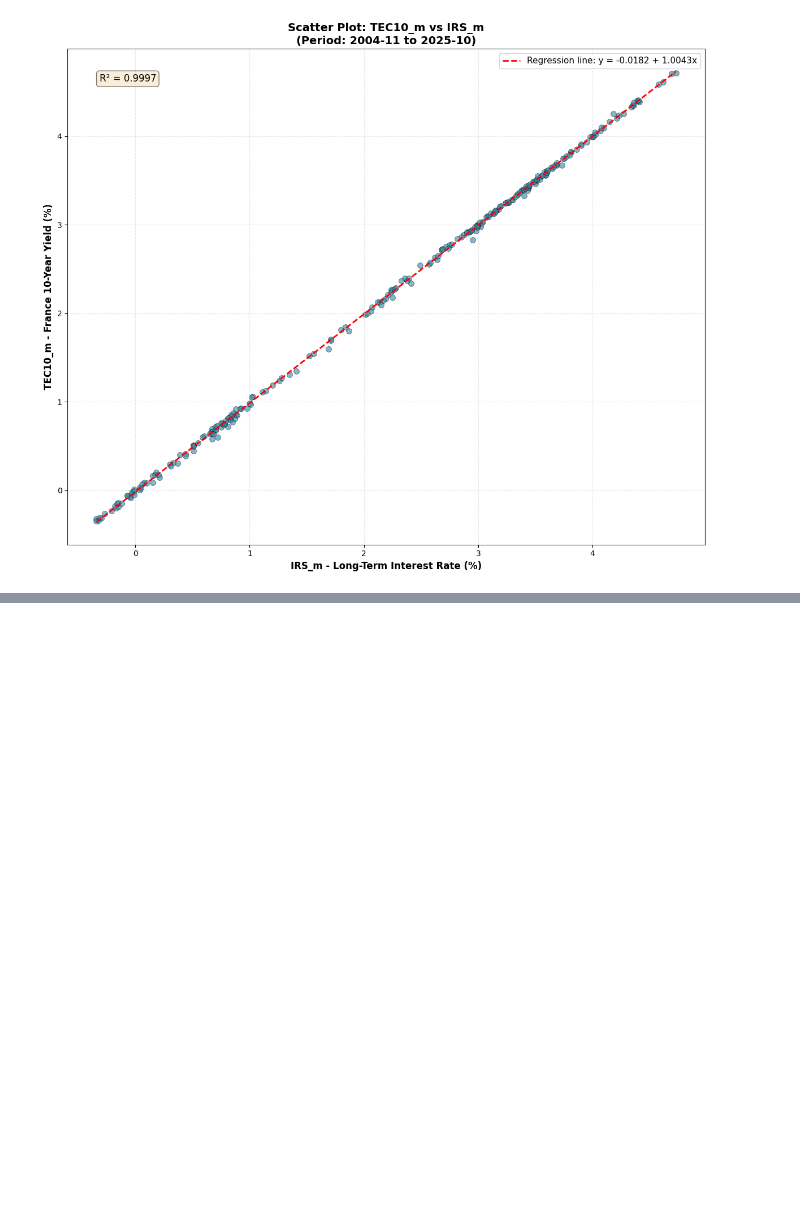
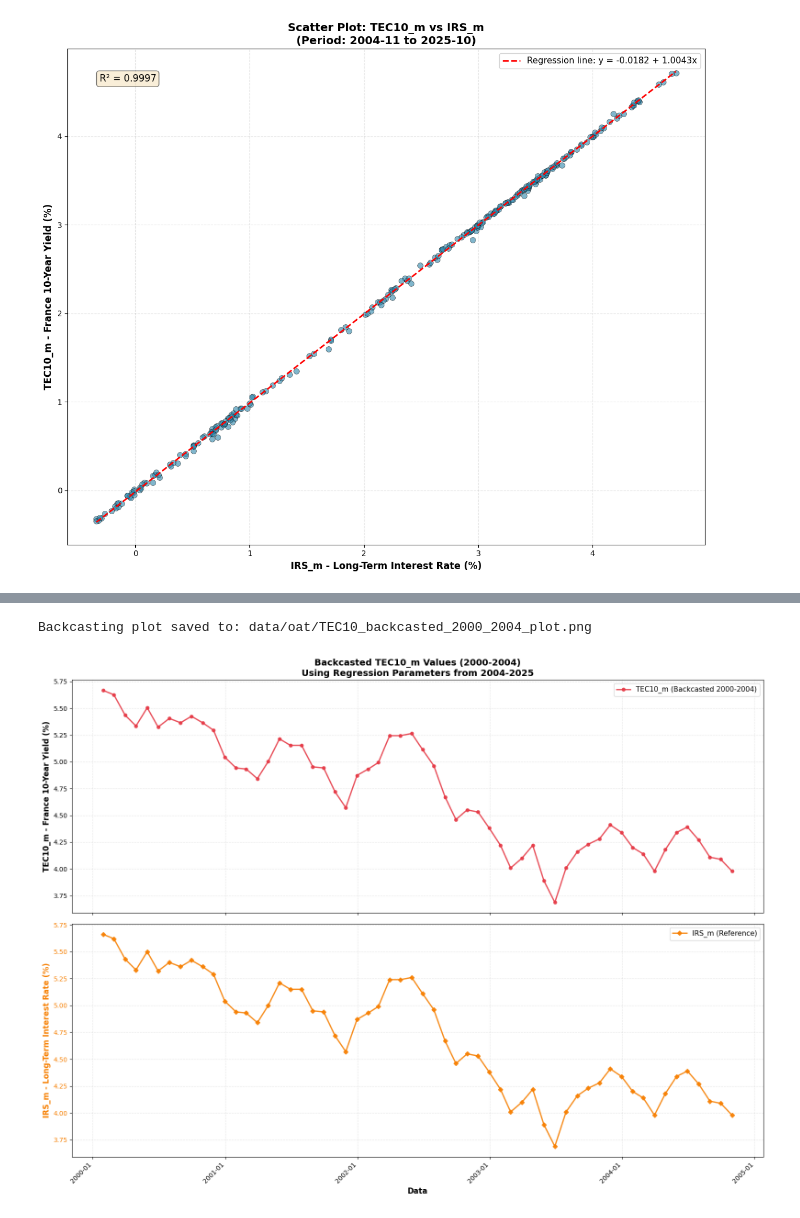
Before and after one commit to amedeos/fire-eu-analysis, a Jupyter notebook: src/07_oat_ecb.ipynb, the cells around one changed output, grey strips where cells are left out. Saved outputs shown, nothing was run; the diff lists cells and outputs as text; code cells hidden in the pictures; blank space fills up the shorter version.

Commit message:
add backcasting for 2000-2004

```diff
--- a/src/07_oat_ecb.ipynb
+++ b/src/07_oat_ecb.ipynb
@@ -367,0 +421,14 @@ Scatter plot saved to: data/oat/TEC10_vs_IRS_scatter.png
+# %%
+# Calculate backcasted TEC10_m values using the regression equation
+df_backcast = df_ecb_backcast[['date', 'IRS_m']].copy()
+df_backcast['TEC10_m_backcasted'] = alpha + beta * df_backcast['IRS_m']
+
+print(f"Backcasted TEC10_m values:")
+print(f"  Date range: {df_backcast['date'].min()} to {df_backcast['date'].max()}")
+print(f"  Number of observations: {len(df_backcast)}")
+print(f"\nFirst few rows:")
+print(df_backcast.head(10))
+print(f"\nLast few rows:")
+print(df_backcast.tail(10))
+print(f"\nSummary statistics:")
+print(df_backcast[['IRS_m', 'TEC10_m_backcasted']].describe())
@@ -367,0 +469,53 @@ Scatter plot saved to: data/oat/TEC10_vs_IRS_scatter.png
+# %%
+# Create a plot showing the backcasted values using subplots
+fig, (ax1, ax2) = plt.subplots(2, 1, figsize=(16, 12), sharex=True)
+
+# Top subplot: TEC10_m (backcasted and actual)
+ax1.plot(df_backcast['date'], df_backcast['TEC10_m_backcasted'],
+         linewidth=2, color='#E63946', alpha=0.9, marker='o', markersize=5,
+         label='TEC10_m (Backcasted 2000-2004)')
+
+# Plot actual values for comparison (if available in the period)
+if 'df_oat' in locals():
+    df_oat_plot = df_oat[(df_oat['date'] >= backcast_start) & (df_oat['date'] <= backcast_end)].copy()
+    if len(df_oat_plot) > 0:
+        ax1.plot(df_oat_plot['date'], df_oat_plot['TEC10_m'],
+                linewidth=2, color='#2E86AB', alpha=0.9, marker='s', markersize=5,
+                label='TEC10_m (Actual, if available)')
+
+ax1.set_ylabel('TEC10_m - France 10-Year Yield (%)', fontsize=12, fontweight='bold')
+ax1.set_title('Backcasted TEC10_m Values (2000-2004)\nUsing Regression Parameters from 2004-2025',
+              fontsize=14, fontweight='bold')
+ax1.grid(True, alpha=0.3, linestyle='--')
+ax1.legend(loc='best', fontsize=11)
+
+# Format x-axis dates for top plot
+ax1.xaxis.set_major_formatter(mdates.DateFormatter('%Y-%m'))
+ax1.xaxis.set_major_locator(mdates.YearLocator())
+
+# Bottom subplot: IRS_m (reference)
+ax2.plot(df_backcast['date'], df_backcast['IRS_m'],
+         linewidth=2, color='#F77F00', alpha=0.9, marker='D', markersize=5,
+         label='IRS_m (Reference)')
+ax2.set_xlabel('Data', fontsize=12, fontweight='bold')
+ax2.set_ylabel('IRS_m - Long-Term Interest Rate (%)', fontsize=12, fontweight='bold', color='#F77F00')
+ax2.tick_params(axis='y', labelcolor='#F77F00')
+ax2.grid(True, alpha=0.3, linestyle='--')
+ax2.legend(loc='best', fontsize=11)
+
+# Format x-axis dates for bottom plot
+ax2.xaxis.set_major_formatter(mdates.DateFormatter('%Y-%m'))
+ax2.xaxis.set_major_locator(mdates.YearLocator())
+plt.setp(ax2.xaxis.get_majorticklabels(), rotation=45, ha='right')
+
+plt.tight_layout()
+
+# Save plot
+plot_file = 'data/oat/TEC10_backcasted_2000_2004_plot.png'
+plt.savefig(plot_file, dpi=150, bbox_inches='tight')
+print(f"Backcasting plot saved to: {plot_file}")
+
+plt.show()
+# %% [output]
+Backcasting plot saved to: data/oat/TEC10_backcasted_2000_2004_plot.png
+[figure, added]
```
Also changed, not shown: parts of 6 cells of this notebook, 1 other file.
